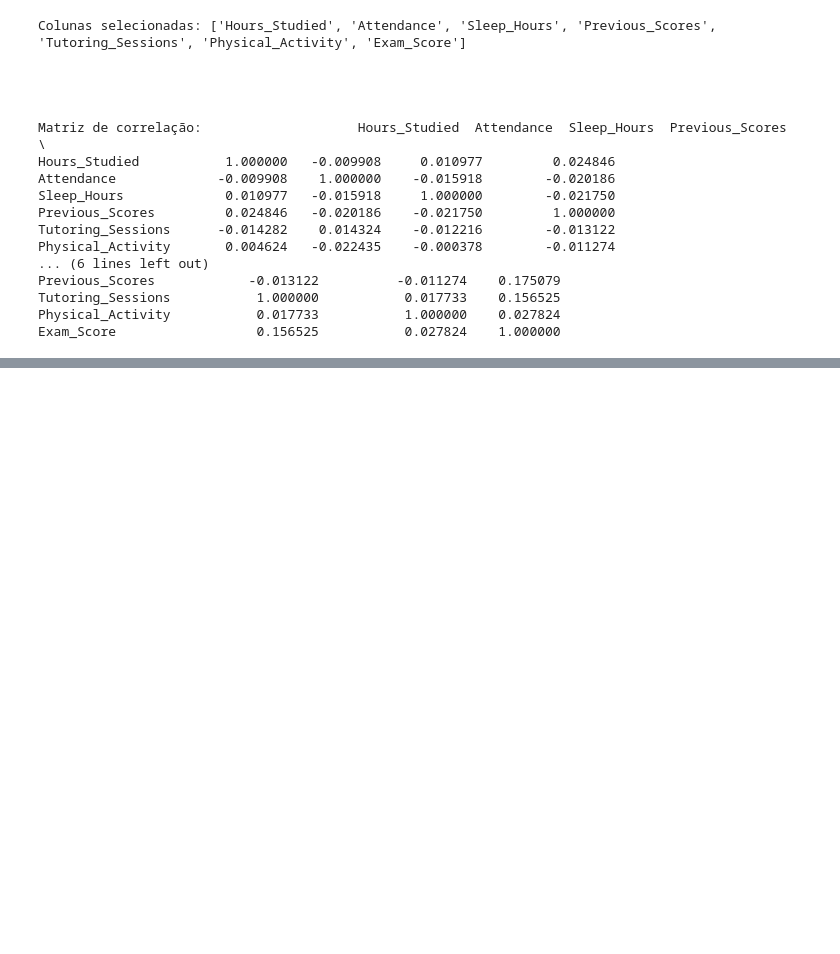
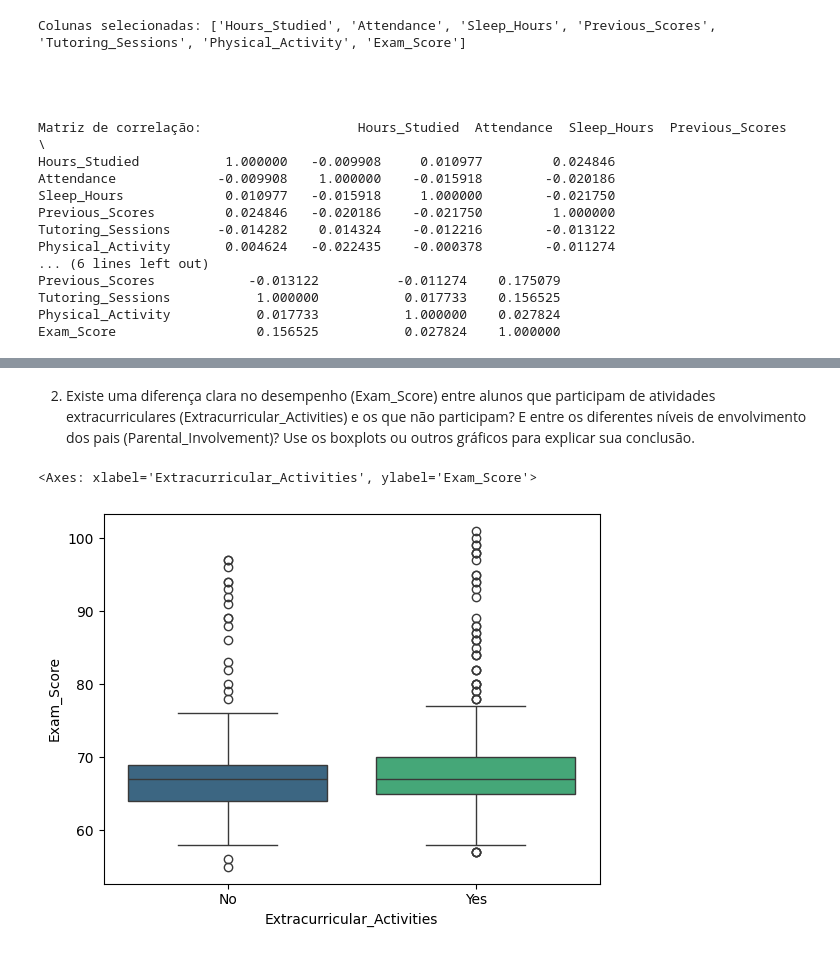
Before and after one commit to JosManoel/IA2Edu-2025.2-BTI-UFRN, a Jupyter notebook: LAB4_Analise_exploratoria_de_dados_educacionais.ipynb, the cells around one changed output, grey strips where cells are left out. Cells and saved outputs as stored; diff of their text form; code cells hidden in the pictures; blank space fills up the shorter version.

```diff
--- a/LAB4_Analise_exploratoria_de_dados_educacionais.ipynb
+++ b/LAB4_Analise_exploratoria_de_dados_educacionais.ipynb
@@ -347,0 +375,14 @@ Após realizar as análises e gerar os gráficos, utilize células de texto (Mar
+# %% [markdown]
+2. Existe uma diferença clara no desempenho (Exam_Score) entre alunos que participam de atividades extracurriculares (Extracurricular_Activities) e os que não participam? E entre os diferentes níveis de envolvimento dos pais (Parental_Involvement)? Use os boxplots ou outros gráficos para explicar sua conclusão.
+# %%
+sns.boxplot(
+    data=df,
+    x='Extracurricular_Activities',
+    y='Exam_Score',
+    hue='Extracurricular_Activities',
+    legend=False,
+    palette = 'viridis'
+)
+# %% [output]
+<Axes: xlabel='Extracurricular_Activities', ylabel='Exam_Score'>
+[figure, added]
```
Also changed, not shown: parts of 21 cells of this notebook.
